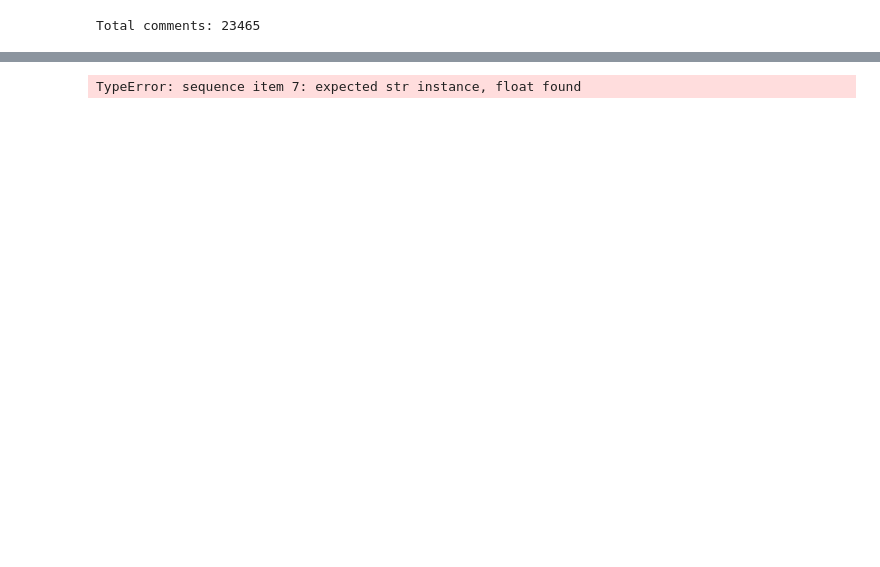
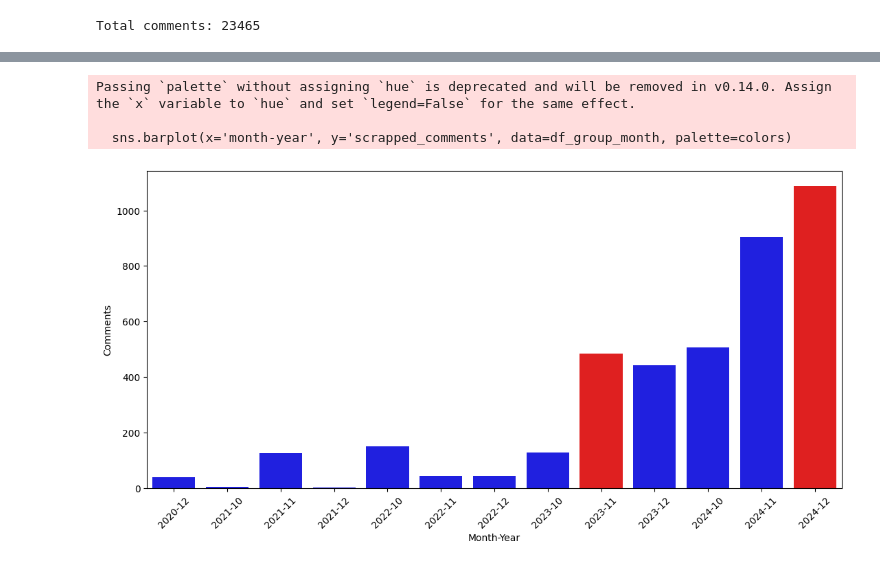
Before and after one commit to enmanuelmag/ID-v3-Scrapper, a Jupyter notebook: Data.ipynb, the cells around one changed output, grey strips where cells are left out. Saved outputs shown, nothing was run; the diff lists cells and outputs as text; code cells hidden in the pictures; blank space fills up the shorter version.

```diff
--- a/Data.ipynb
+++ b/Data.ipynb
@@ -50,16 +50,24 @@ Text(38.347222222222214, 0.5, 'Comments')
 # %%
 df['month-year'] = df['date'].dt.to_period('M')
 df_group_month = df.groupby('month-year').agg({'scrapped_comments': 'sum'}).reset_index()
+df_group_month = df_group_month[df_group_month['month-year'] != '2025-01']
 
 sns.barplot(x='month-year', y='scrapped_comments', data=df_group_month)
 plt.xticks(rotation=45)
 plt.tight_layout()
 plt.gcf().set_size_inches(12, 6)
 plt.xlabel('Month-Year')
 plt.ylabel('Comments')
+
+#change color of 9 and 13 bar to red
+colors = ['blue' if x != 9 and x != 13 else 'red' for x in range(1, 14)]
+sns.barplot(x='month-year', y='scrapped_comments', data=df_group_month, palette=colors)
 plt.show()
 # %% [output]
-TypeError: sequence item 7: expected str instance, float found
+Passing `palette` without assigning `hue` is deprecated and will be removed in v0.14.0. Assign the `x` variable to `hue` and set `legend=False` for the same effect.
+
+  sns.barplot(x='month-year', y='scrapped_comments', data=df_group_month, palette=colors)
+[figure, added]
 # %%
 def print_plot(target_month: str):
   print(f'-'*50)
```
Also changed, not shown: parts of 6 cells of this notebook.
